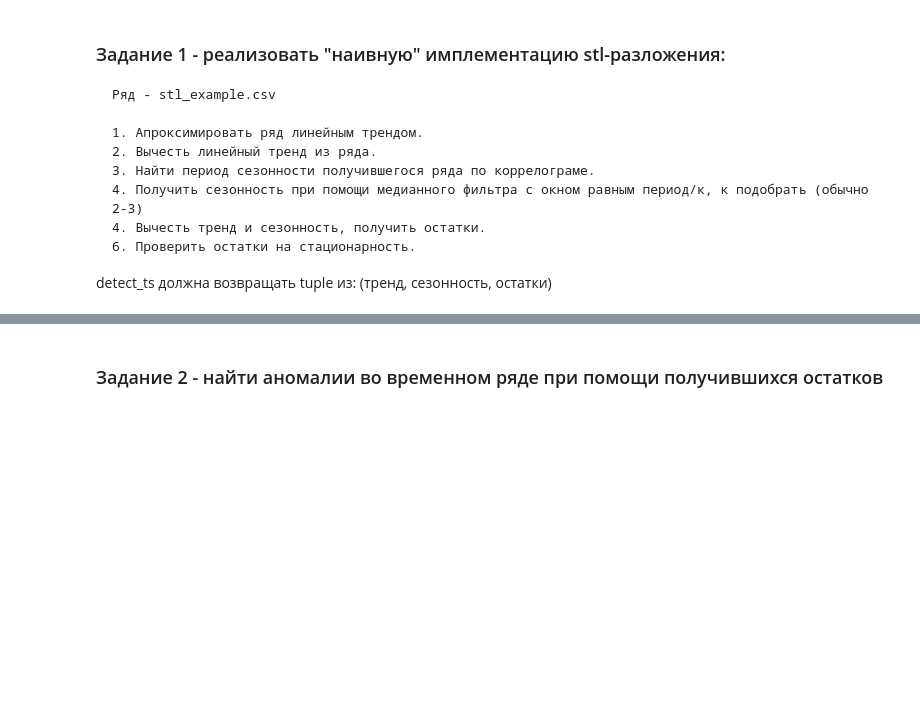
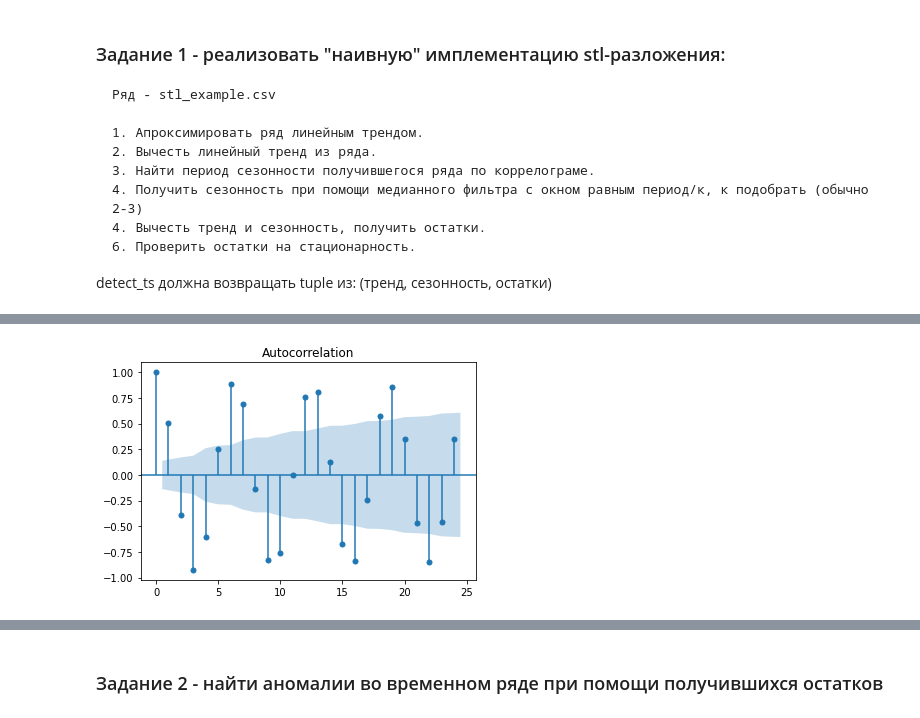
Before and after one commit to VictorRsh/ts_spring, a Jupyter notebook: week_1/stl.ipynb, the cells around one changed output, grey strips where cells are left out. Saved outputs shown, nothing was run; the diff lists cells and outputs as text; code cells hidden in the pictures; blank space fills up the shorter version.

```diff
--- a/week_1/stl.ipynb
+++ b/week_1/stl.ipynb
@@ -122,5 +121,10 @@ def extract_trend(ts: pd.Series):
     Извлекает линейный тренд из временного ряда
     """
     # <ваш код здесь>
-    trend = None
-    return trend
+    k, b = np.polyfit(range(len(ts)), ts.values, 1)
+    trend = pd.Series(k * np.array(range(len(ts))) + b, index=ts.index)
+    return trend, k, b
+# %%
+trend = extract_trend(ts)[0]
+
+detrended_ts = ts - trend
@@ -126,0 +138,4 @@ def extract_trend(ts: pd.Series):
+# %%
+tsaplots.plot_acf(detrended_ts);
+# %% [output]
+[figure, added]
```
Also changed, not shown: parts of 21 cells of this notebook.
